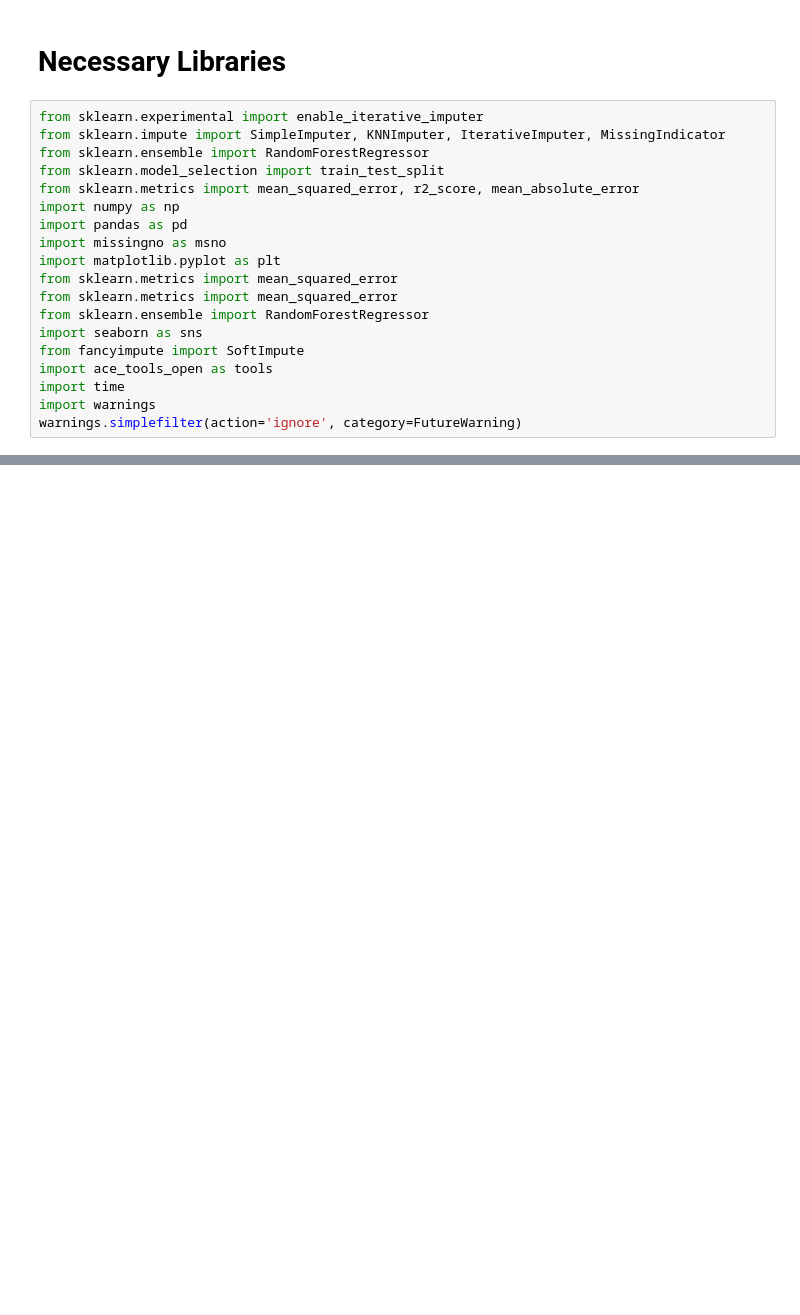
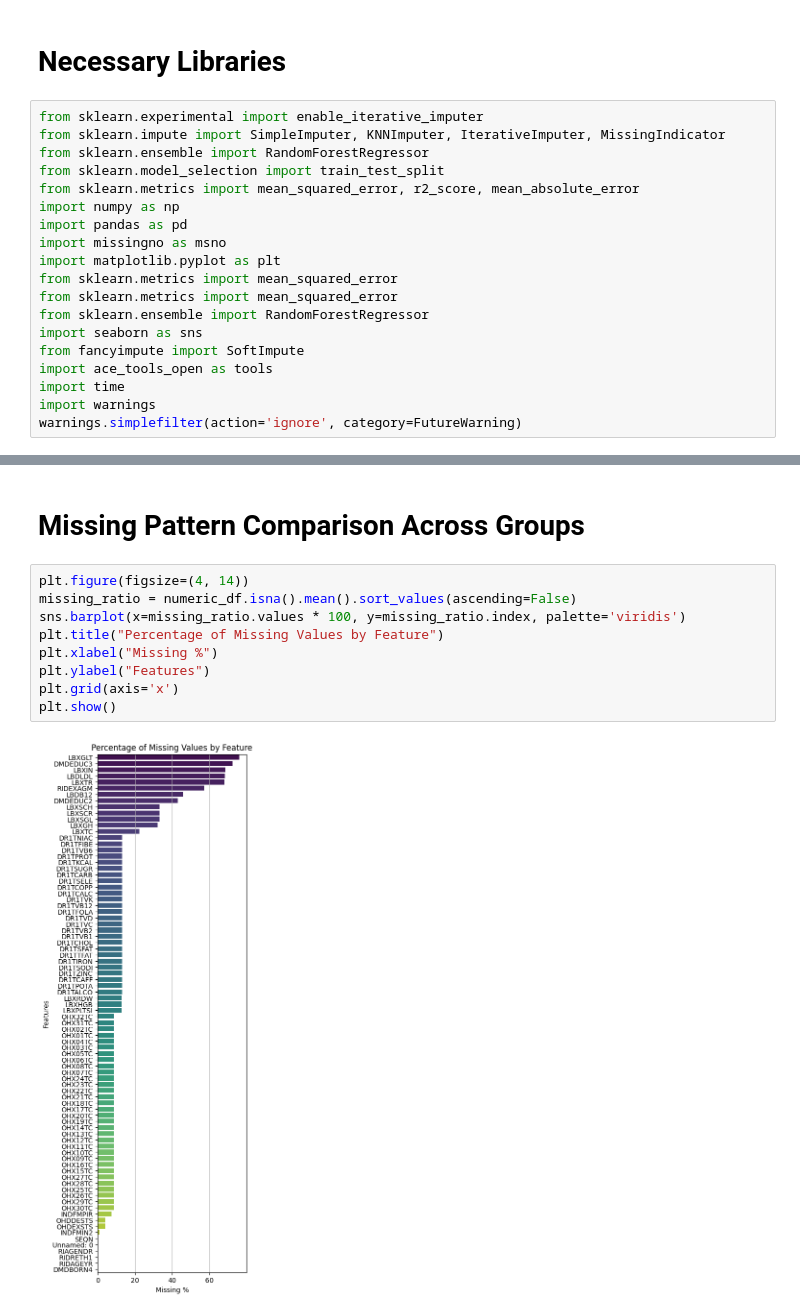
Before and after one commit to Alipeivand1376/APy, a Jupyter notebook: MissingData.ipynb, the cells around one changed output, grey strips where cells are left out. Saved outputs shown, nothing was run; the diff lists cells and outputs as text; blank space fills up the shorter version.

```diff
--- a/MissingData.ipynb
+++ b/MissingData.ipynb
@@ -21,0 +68,13 @@ warnings.simplefilter(action='ignore', category=FutureWarning)
+# %% [markdown]
+# Missing Pattern Comparison Across Groups
+# %%
+plt.figure(figsize=(4, 14))
+missing_ratio = numeric_df.isna().mean().sort_values(ascending=False)
+sns.barplot(x=missing_ratio.values * 100, y=missing_ratio.index, palette='viridis')
+plt.title("Percentage of Missing Values by Feature")
+plt.xlabel("Missing %")
+plt.ylabel("Features")
+plt.grid(axis='x')
+plt.show()
+# %% [output]
+[figure, added]
```
Also changed, not shown: parts of 13 cells of this notebook.
